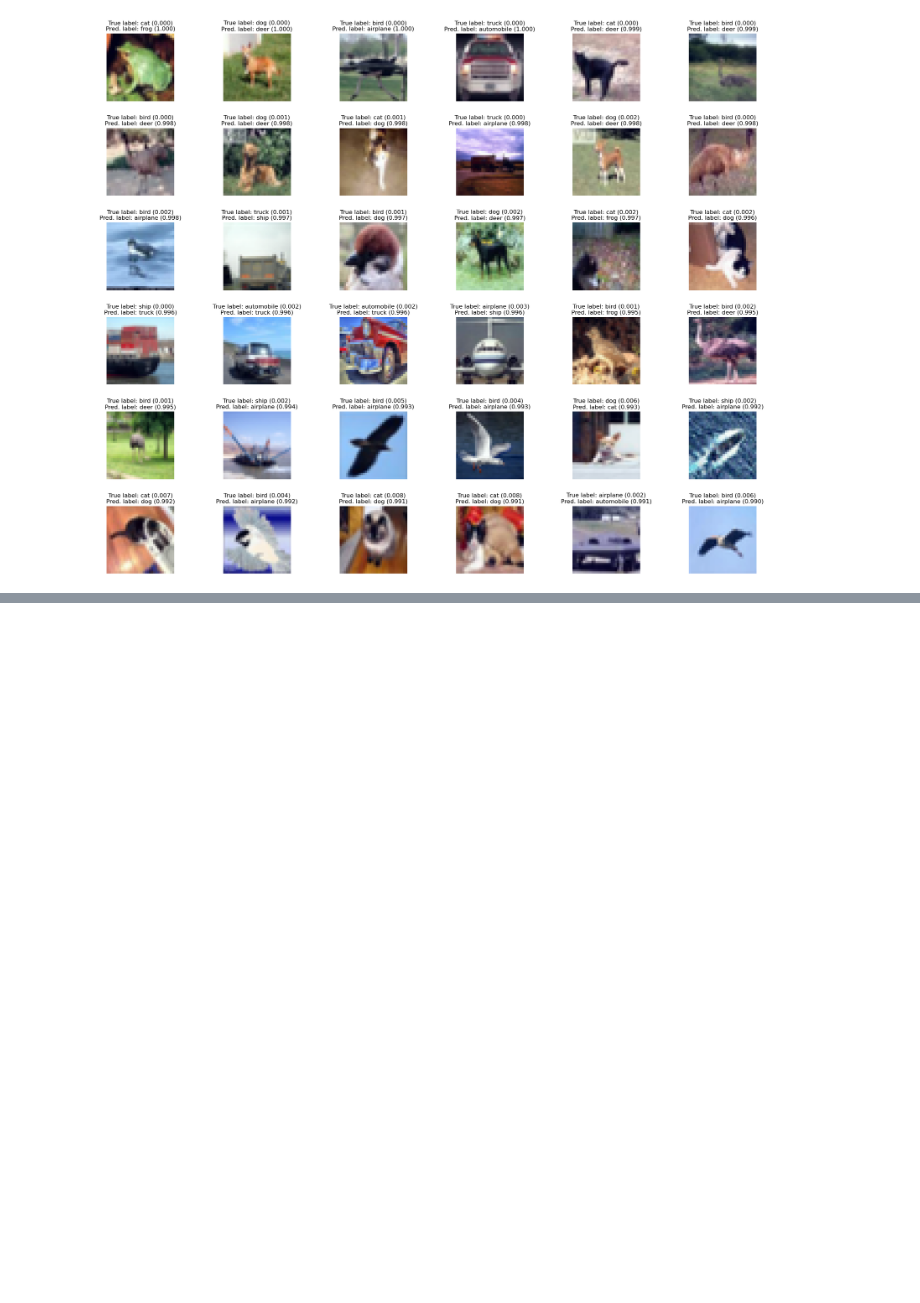
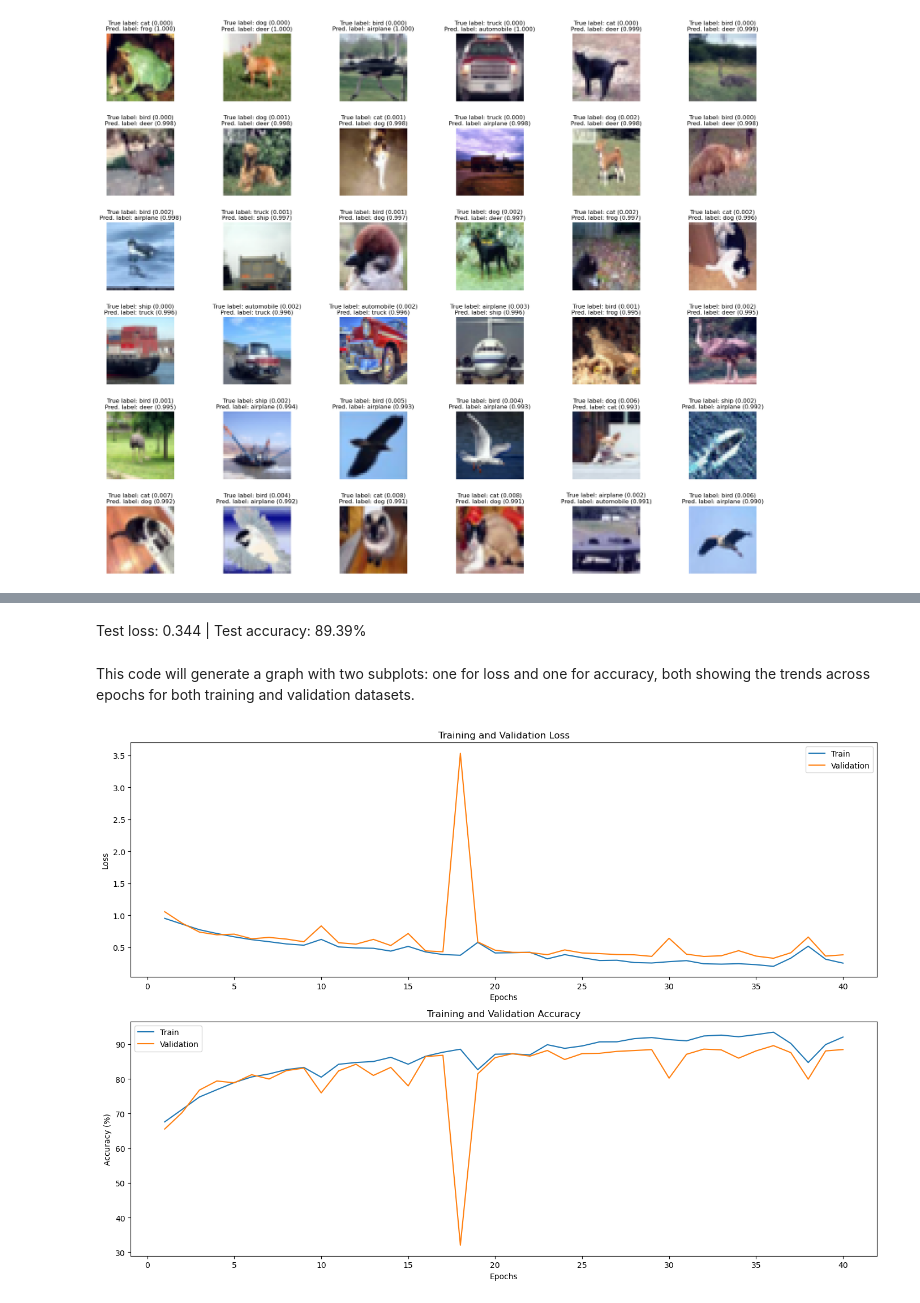
Before and after one commit to AndriyDykan/Team_1_project, a Jupyter notebook: notebook/vgg16_Team_project.ipynb, the cells around one changed output, grey strips where cells are left out. Saved outputs shown, nothing was run; the diff lists cells and outputs as text; code cells hidden in the pictures; blank space fills up the shorter version.

```diff
--- a/notebook/vgg16_Team_project.ipynb
+++ b/notebook/vgg16_Team_project.ipynb
@@ -494,0 +536,55 @@ plot_most_incorrect(incorrect_examples, classes, N_IMAGES)
+# %% [markdown]
+Test loss: 0.344 | Test accuracy: 89.39%
+# %% [markdown]
+This code will generate a graph with two subplots: one for loss and one for accuracy, both showing the trends across epochs for both training and validation datasets.
+# %%
+import matplotlib.pyplot as plt
+
+epochs = range(1, 41)  # 40 epochs
+
+# Data
+train_losses = [0.952, 0.862, 0.774, 0.715, 0.663, 0.619, 0.587, 0.552, 0.532, 0.623,
+                0.506, 0.490, 0.484, 0.440, 0.514, 0.427, 0.386, 0.375, 0.576, 0.411,
+                0.415, 0.422, 0.319, 0.385, 0.337, 0.293, 0.297, 0.261, 0.254, 0.275,
+                0.291, 0.242, 0.236, 0.243, 0.228, 0.202, 0.330, 0.517, 0.313, 0.252]
+
+val_losses = [1.056, 0.877, 0.737, 0.695, 0.705, 0.633, 0.654, 0.628, 0.586, 0.834,
+              0.571, 0.549, 0.623, 0.527, 0.715, 0.444, 0.430, 3.532, 0.584, 0.454,
+              0.421, 0.418, 0.384, 0.459, 0.411, 0.401, 0.386, 0.382, 0.357, 0.641,
+              0.392, 0.356, 0.367, 0.447, 0.362, 0.328, 0.414, 0.660, 0.362, 0.382]
+
+train_accuracies = [67.60, 71.18, 74.78, 76.88, 78.95, 80.56, 81.43, 82.67, 83.31, 80.49,
+                    84.21, 84.73, 85.01, 86.23, 84.23, 86.53, 87.69, 88.56, 82.64, 87.11,
+                    87.21, 86.92, 89.86, 88.81, 89.50, 90.67, 90.69, 91.61, 91.92, 91.33,
+                    90.97, 92.38, 92.62, 92.15, 92.76, 93.48, 90.22, 84.72, 89.90, 92.06]
+
+val_accuracies = [65.53, 70.27, 76.78, 79.39, 78.87, 81.21, 79.96, 82.38, 83.11, 75.96,
+                  82.30, 84.22, 81.00, 83.32, 77.97, 86.45, 86.80, 32.03, 81.46, 86.13,
+                  87.27, 86.56, 88.20, 85.59, 87.29, 87.38, 87.93, 88.18, 88.44, 80.21,
+                  87.09, 88.59, 88.36, 85.98, 88.07, 89.59, 87.58, 79.92, 88.07, 88.46]
+
+# Plotting
+plt.figure(figsize=(14, 10))
+
+# Loss plot
+plt.subplot(2, 1, 1)
+plt.plot(epochs, train_losses, label='Train')
+plt.plot(epochs, val_losses, label='Validation')
+plt.title('Training and Validation Loss')
+plt.xlabel('Epochs')
+plt.ylabel('Loss')
+plt.legend()
+
+# Accuracy plot
+plt.subplot(2, 1, 2)
+plt.plot(epochs, train_accuracies, label='Train')
+plt.plot(epochs, val_accuracies, label='Validation')
+plt.title('Training and Validation Accuracy')
+plt.xlabel('Epochs')
+plt.ylabel('Accuracy (%)')
+plt.legend()
+
+plt.tight_layout()
+plt.show()
+# %% [output]
+[figure, added]
```
Also changed, not shown: parts of 1 cell of this notebook.
